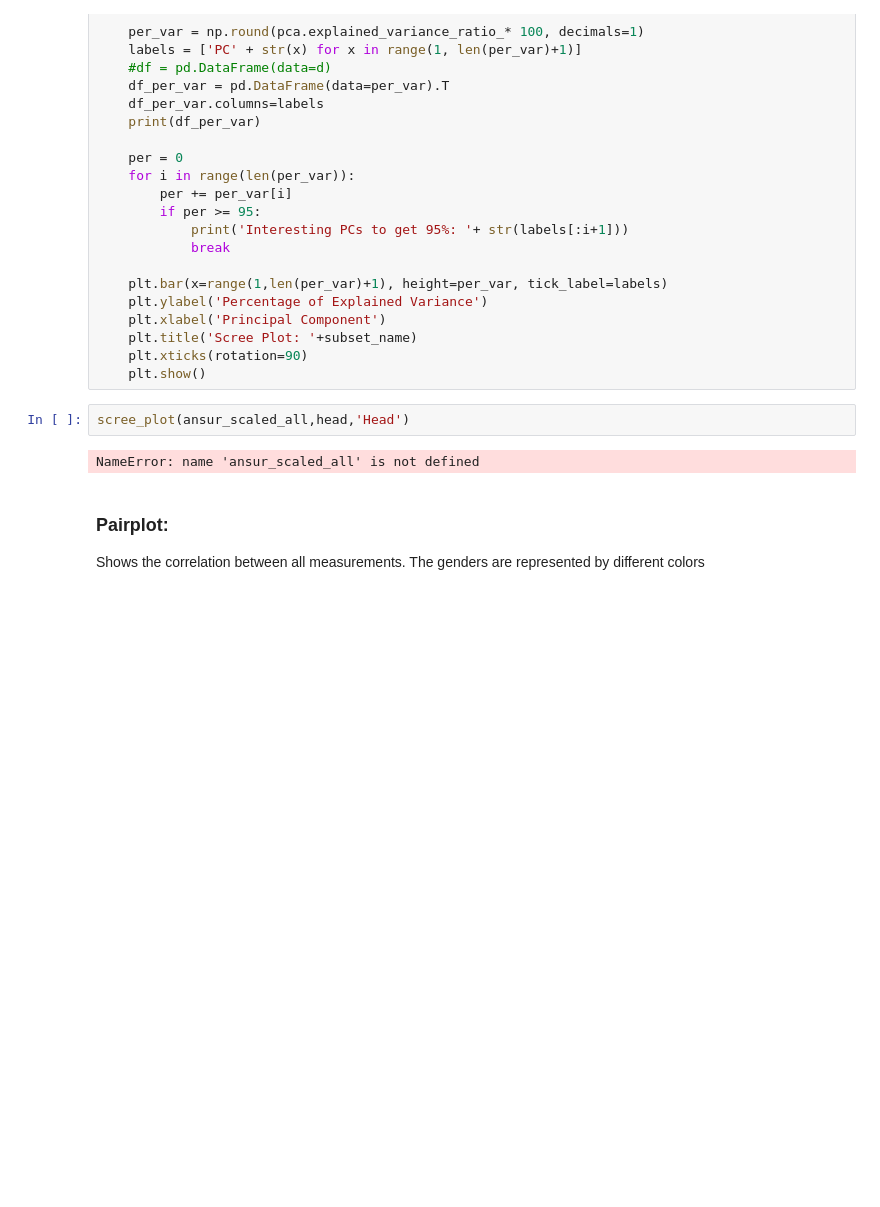
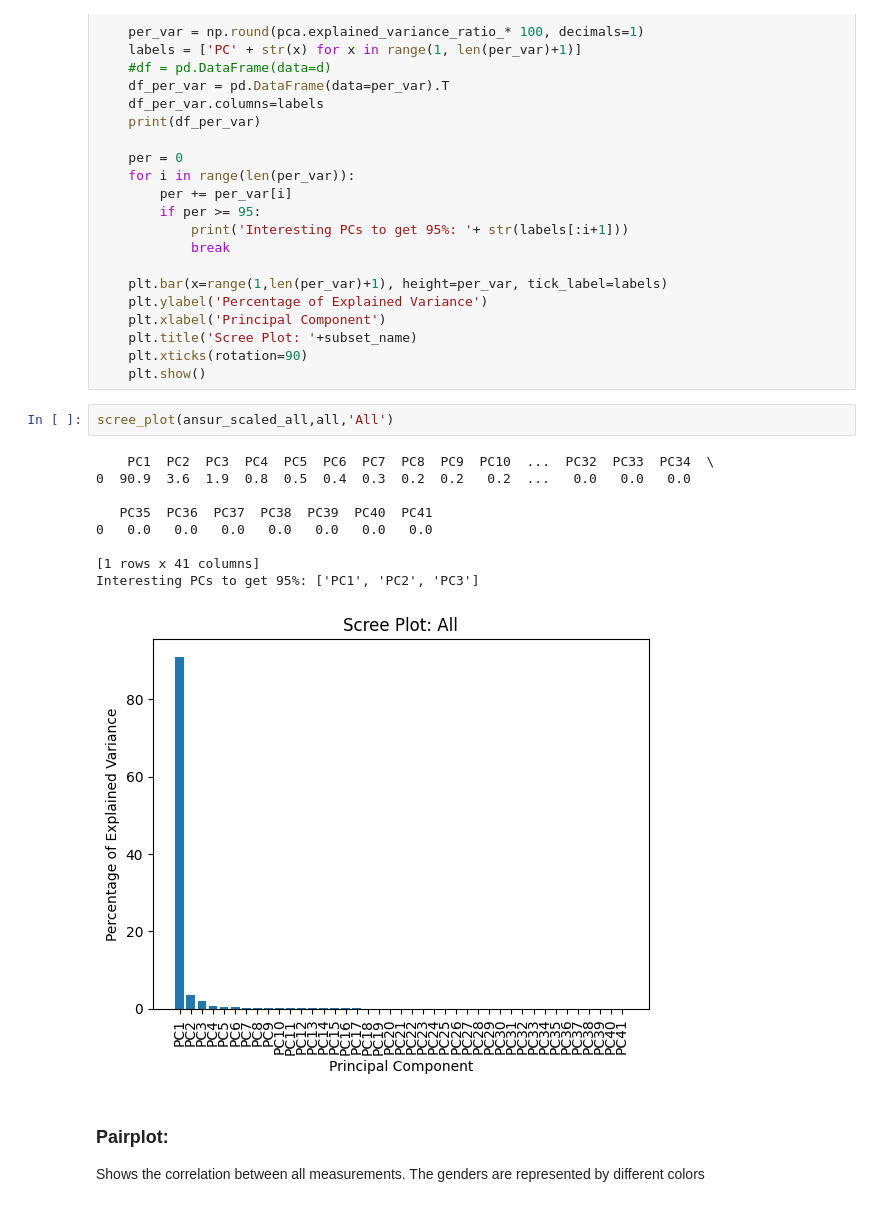
Before and after one commit to jobindjohn/anthromass, a Jupyter notebook: LV6Augusta/Kandidatprocess/PCA_divided_by_weight_and_stature.ipynb, the cells around one changed output. Saved outputs shown, nothing was run; the diff lists cells and outputs as text; blank space fills up the shorter version.

```diff
--- a/LV6Augusta/Kandidatprocess/PCA_divided_by_weight_and_stature.ipynb
+++ b/LV6Augusta/Kandidatprocess/PCA_divided_by_weight_and_stature.ipynb
@@ -225,9 +217,17 @@ def scree_plot(data, subset: list ,subset_name: str):
     plt.xticks(rotation=90)
     plt.show()
 # %%
-scree_plot(ansur_scaled_all,head,'Head')
+scree_plot(ansur_scaled_all,all,'All')
 # %% [output]
-NameError: name 'ansur_scaled_all' is not defined
+    PC1  PC2  PC3  PC4  PC5  PC6  PC7  PC8  PC9  PC10  ...  PC32  PC33  PC34  \
+0  90.9  3.6  1.9  0.8  0.5  0.4  0.3  0.2  0.2   0.2  ...   0.0   0.0   0.0
+
+   PC35  PC36  PC37  PC38  PC39  PC40  PC41
+0   0.0   0.0   0.0   0.0   0.0   0.0   0.0
+
+[1 rows x 41 columns]
+Interesting PCs to get 95%: ['PC1', 'PC2', 'PC3']
+[figure, added]
 # %% [markdown]
 ### Pairplot:
 
```
Also changed, not shown: parts of 17 cells of this notebook, 1 other file.
